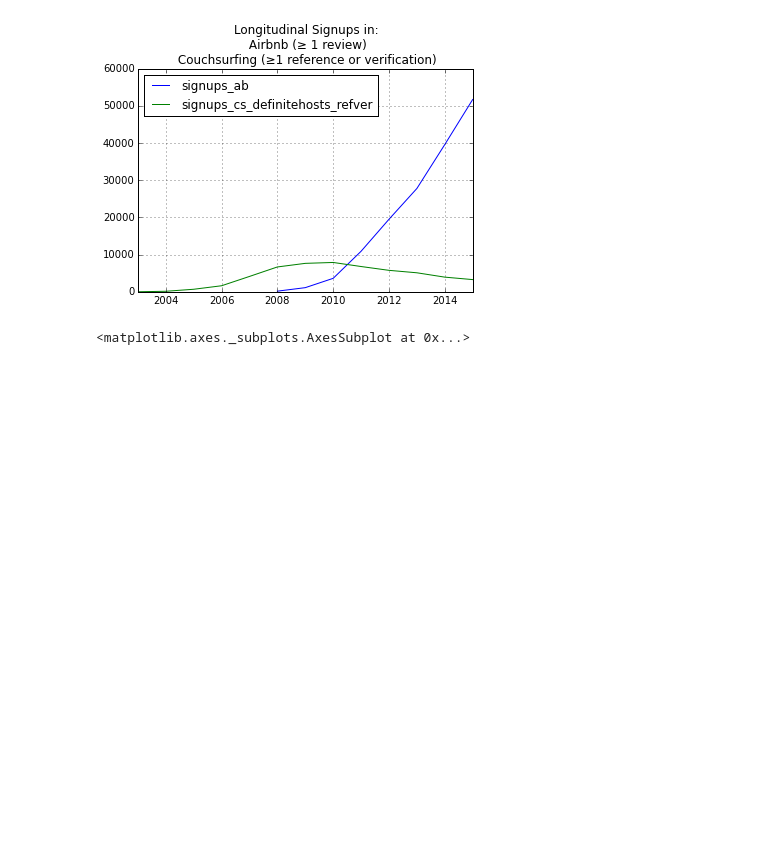
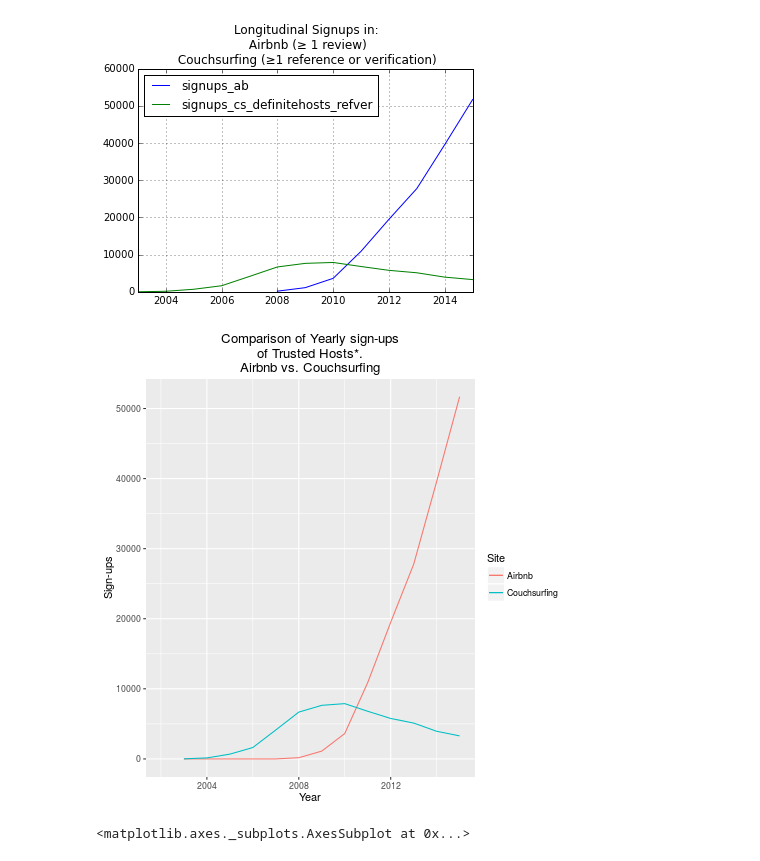
Before and after one commit to notconfusing/airsurfing-analysis, a Jupyter notebook: member since comparison.ipynb, the cells around one changed output. Saved outputs shown, nothing was run; the diff lists cells and outputs as text; code cells hidden in the pictures; blank space fills up the shorter version.

Commit message:
do host image analysis

```diff
--- a/member since comparison.ipynb
+++ b/member since comparison.ipynb
@@ -174,3 +175,5 @@ abcs_both_refver.ix[:2015].plot(title='Longitudinal Signups in:\n Airbnb (≥ 1
 # %% [output]
 <matplotlib.axes._subplots.AxesSubplot at 0x...>
 [figure]
+# %%
+abcs_r = abcs_both_refver.reset_index()
@@ -177,3 +182,18 @@ abcs_both_refver.ix[:2015].plot(title='Longitudinal Signups in:\n Airbnb (≥ 1
+# %%
+%%R
+
+p = ggplot(abcs_r, aes(index)) +
+        geom_line(aes(y=signups_ab, colour="signups_ab")) +
+        geom_line(aes(y=signups_cs_definitehosts_refver, colour="signups_cs_definitehosts_refver"))+
+        xlim(2002,2015)+
+        xlab("Year")+
+        ylab("Sign-ups")+
+        ggtitle("Comparison of Yearly sign-ups\n of Trusted Hosts*. \nAirbnb vs. Couchsurfing")+
+        scale_colour_discrete(name="Site",
+                         labels=c("Airbnb", "Couchsurfing"))
+print(p)
+# %% [output]
+[figure, added]
 # %%
 abcs_2013mean.ix[:2015].plot()
 # %% [output]
```
Also changed, not shown: parts of 24 cells of this notebook, 1 other file.
